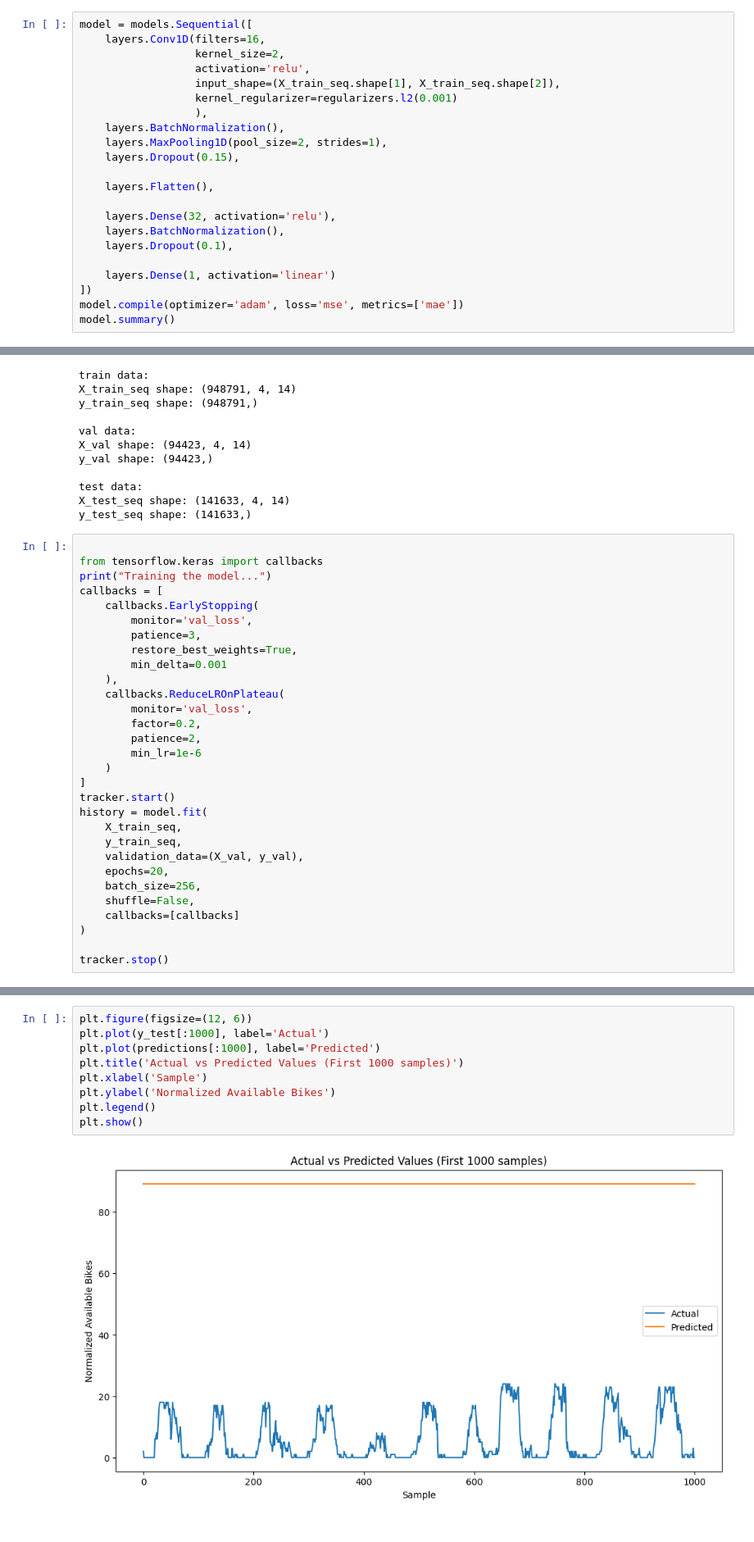
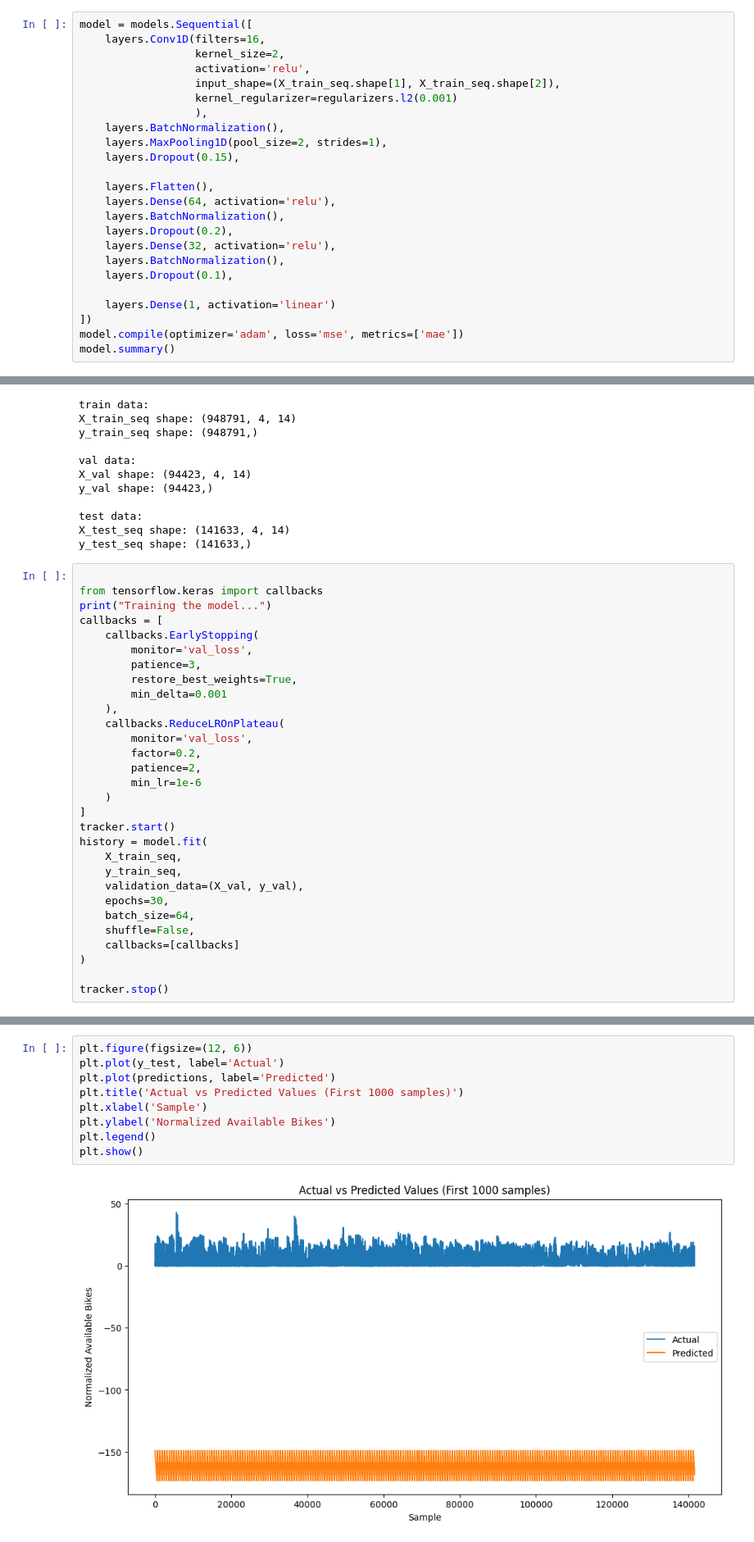
Before and after one commit to TheophileZT/5SDBDproject, a Jupyter notebook: CNN_un_model_pour_tout_station.ipynb, the cells around one changed output, grey strips where cells are left out. Shown: that part at 82% size. Saved outputs shown, nothing was run; the diff lists cells and outputs as text.

```diff
--- a/CNN_un_model_pour_tout_station.ipynb
+++ b/CNN_un_model_pour_tout_station.ipynb
@@ -220,7 +203,9 @@ model = models.Sequential([
     layers.Dropout(0.15),
 
     layers.Flatten(),
-
+    layers.Dense(64, activation='relu'),
+    layers.BatchNormalization(),
+    layers.Dropout(0.2),
     layers.Dense(32, activation='relu'),
     layers.BatchNormalization(),
     layers.Dropout(0.1),
@@ -296,8 +281,8 @@ history = model.fit(
     X_train_seq,
     y_train_seq,
     validation_data=(X_val, y_val),
-    epochs=20,
-    batch_size=256,
+    epochs=30,
+    batch_size=64,
     shuffle=False,
     callbacks=[callbacks]
 )
@@ -369,11 +349,11 @@ MSE: 296.8793, MAE: 17.1947, R²: -241.8621
 # %%
 plt.figure(figsize=(12, 6))
-plt.plot(y_test[:1000], label='Actual')
-plt.plot(predictions[:1000], label='Predicted')
+plt.plot(y_test, label='Actual')
+plt.plot(predictions, label='Predicted')
 plt.title('Actual vs Predicted Values (First 1000 samples)')
 plt.xlabel('Sample')
 plt.ylabel('Normalized Available Bikes')
 plt.legend()
 plt.show()
 # %% [output]
-[figure, old version]
+[figure, new version]
```
Also changed, not shown: parts of 6 cells of this notebook, 2 other files.
